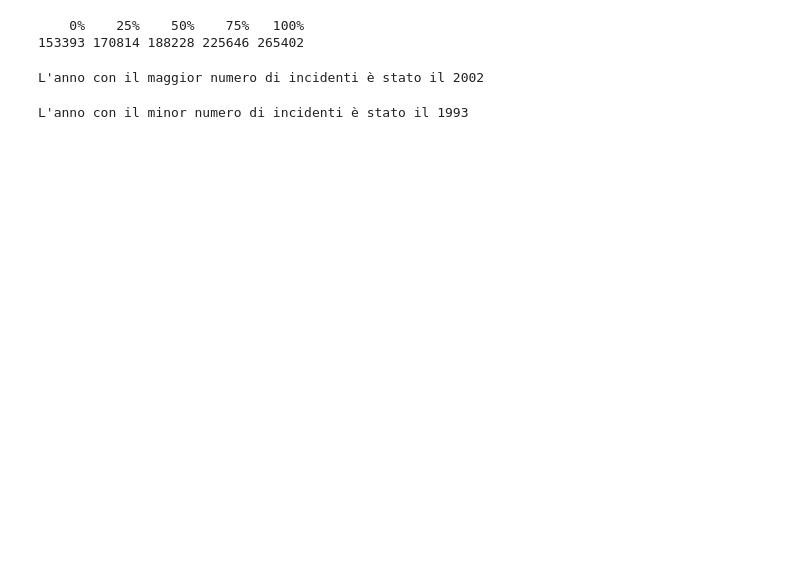
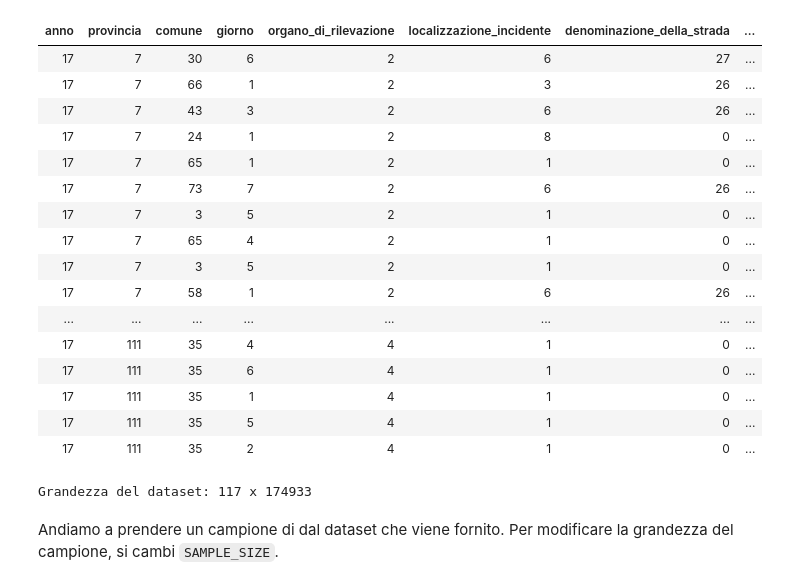
Before and after one commit to LeonardoAlchieri/car_accidents_italy, a Jupyter notebook: Car_accidents_Italy_notebook.ipynb, the cells around one changed output. Drawn from its saved outputs; the diff is of its cells as text; code cells hidden in the pictures; blank space fills up the shorter version.

Commit message:
Changed the notebook to match the new dataset, with actual microdata to work with.

```diff
--- a/Car_accidents_Italy_notebook.ipynb
+++ b/Car_accidents_Italy_notebook.ipynb
@@ -5,2 +9,2 @@ Notebook for data analysis for car accidents in Italy.
 # %%
-dati_general_retrospective <- read.csv("dataset/2018_tav4_01.csv", header=T, sep=';', skip = 7)
+dataset_proj <- read.csv("dataset/dataset progetto.csv", sep=';')
@@ -48,5 +10,0 @@ boxplot(Incidenti, main="Boxplot for Incidents from 1985 to 2018")
-# %%
-quantile(Incidenti)
-# %% [output]
-    0%    25%    50%    75%   100%
-153393 170814 188228 225646 265402
@@ -57,9 +11,26 @@ anno_max = dati_general_retrospective[which(Incidenti==max_incidenti),1]
-# %%
-cat("L'anno con il maggior numero di incidenti è stato il",anno_max)
-# %% [output]
-L'anno con il maggior numero di incidenti è stato il 2002
-# %%
-cat("L'anno con il minor numero di incidenti è stato il",
-    dati_general_retrospective[which(Incidenti==min(Incidenti)),1])
-# %% [output]
-L'anno con il minor numero di incidenti è stato il 1993
+# %%
+dataset_proj
+# %% [output]
+| anno | provincia | comune | giorno | organo_di_rilevazione | localizzazione_incidente | denominazione_della_strada | ... |
+| 17 | 7 | 30 | 6 | 2 | 6 | 27 | ... |
+| 17 | 7 | 66 | 1 | 2 | 3 | 26 | ... |
+| 17 | 7 | 43 | 3 | 2 | 6 | 26 | ... |
+| 17 | 7 | 24 | 1 | 2 | 8 | 0 | ... |
+| 17 | 7 | 65 | 1 | 2 | 1 | 0 | ... |
+| 17 | 7 | 73 | 7 | 2 | 6 | 26 | ... |
+| 17 | 7 | 3 | 5 | 2 | 1 | 0 | ... |
+| 17 | 7 | 65 | 4 | 2 | 1 | 0 | ... |
+| 17 | 7 | 3 | 5 | 2 | 1 | 0 | ... |
+| 17 | 7 | 58 | 1 | 2 | 6 | 26 | ... |
+| ... | ... | ... | ... | ... | ... | ... | ... |
+| 17 | 111 | 35 | 4 | 4 | 1 | 0 | ... |
+| 17 | 111 | 35 | 6 | 4 | 1 | 0 | ... |
+| 17 | 111 | 35 | 1 | 4 | 1 | 0 | ... |
+| 17 | 111 | 35 | 5 | 4 | 1 | 0 | ... |
+| 17 | 111 | 35 | 2 | 4 | 1 | 0 | ... |
+# %%
+cat("Grandezza del dataset:",ncol(dataset_proj),"x",nrow(dataset_proj))
+# %% [output]
+Grandezza del dataset: 117 x 174933
+# %% [markdown]
+Andiamo a prendere un campione di dal dataset che viene fornito. Per modificare la grandezza del campione, si cambi `SAMPLE_SIZE`.
```
Also changed, not shown: parts of 13 cells of this notebook.
